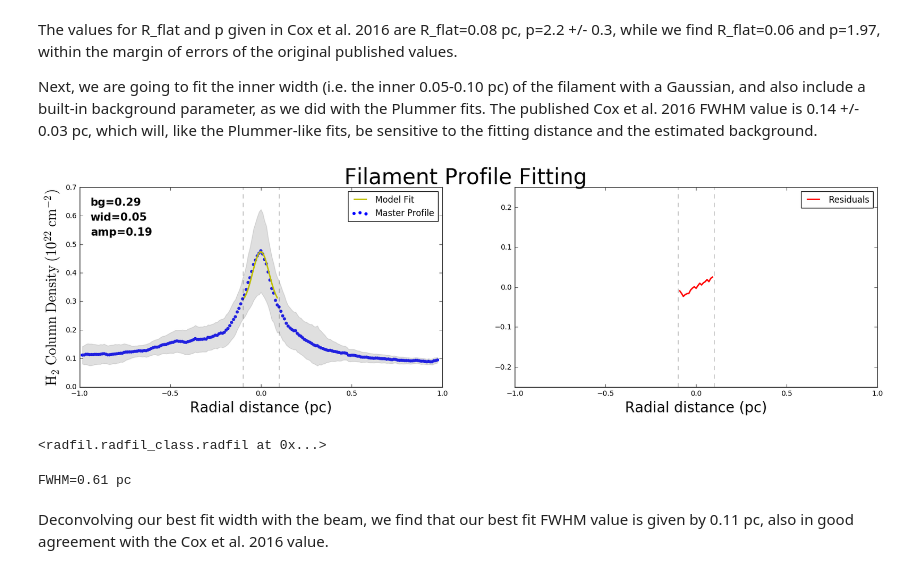
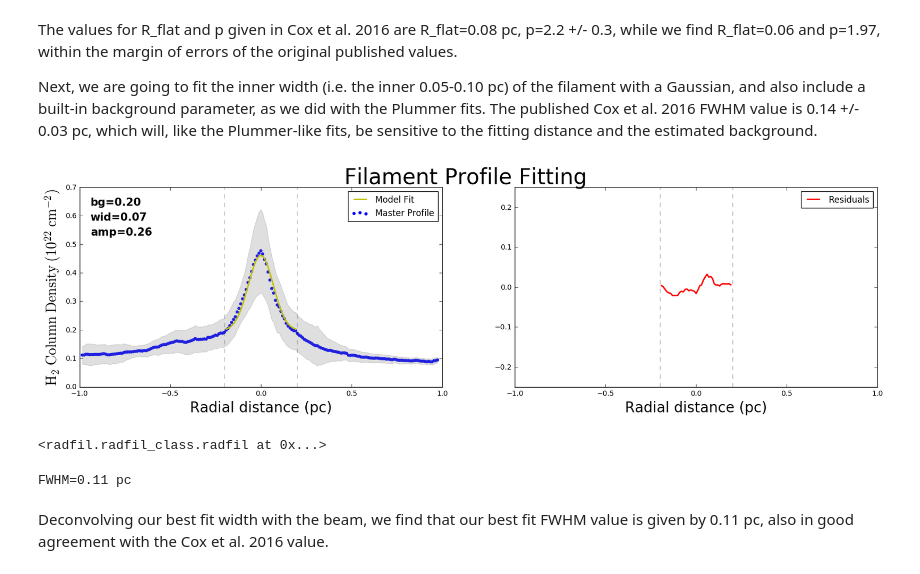
Before and after one commit to catherinezucker/radfil, a Jupyter notebook: RadFil_Tutorial.ipynb, the cells around one changed output. Cells and saved outputs as stored; diff of their text form; code cells hidden in the pictures.

```diff
--- a/RadFil_Tutorial.ipynb
+++ b/RadFil_Tutorial.ipynb
@@ -82,15 +82,15 @@ The values for R_flat and p given in Cox et al. 2016 are R_flat=0.08 pc, p=2.2 +
 
 Next, we are going to fit the inner width (i.e. the inner 0.05-0.10 pc) of the filament with a Gaussian, and also include a built-in background parameter, as we did with the Plummer fits. The published Cox et al. 2016 FWHM value is 0.14 +/- 0.03 pc, which will, like the Plummer-like fits, be sensitive to the fitting distance and the estimated background.
 # %%
-radobj.fit_profile(model="Gaussian",fitdist=0.1,fit_bg=True)
+radobj.fit_profile(model="Gaussian",fitdist=0.2,fit_bg=True)
 # %% [output]
-[figure, old version]
+[figure, new version]
 <radfil.radfil_class.radfil at 0x...>
 # %%
 beamwidth=36.3/3600.0 #convert image beam of Musca observations (36.3") to degrees
-FWHM = np.sqrt((2.355 * 0.4 ** 2.0 - beamwidth ** 2.0))
+FWHM = np.sqrt((2.355 * radobj.fit_result.best_values['wid'] ** 2.0 - beamwidth ** 2.0))
 print("FWHM={:.2f} pc".format(FWHM))
 # %% [output]
-FWHM=0.61 pc
+FWHM=0.11 pc
 # %% [markdown]
 Deconvolving our best fit width with the beam, we find that our best fit FWHM value is given by 0.11 pc, also in good agreement with the Cox et al. 2016 value.
```
